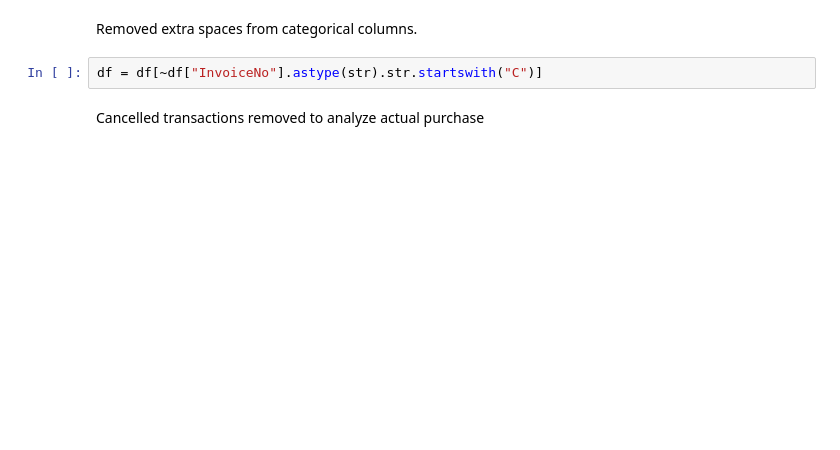
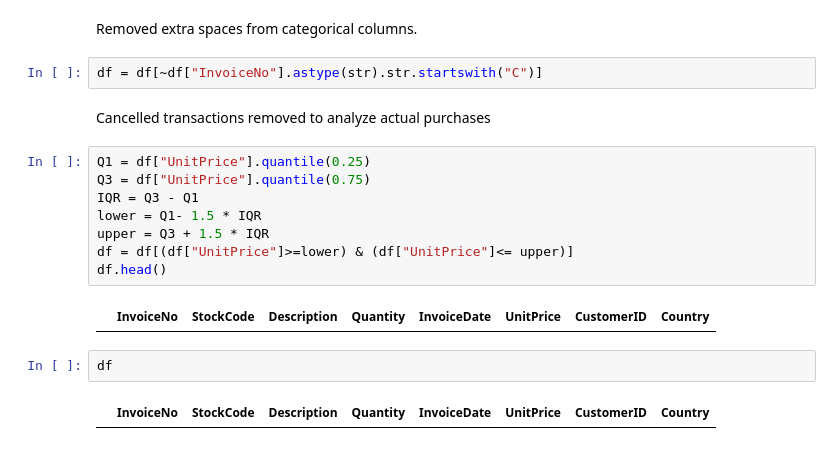
Before and after one commit to mdniyasvp/E-Commerce-EDA, a Jupyter notebook: notebooks/01_data_overview.ipynb, the cells around one changed output. Drawn from its saved outputs; the diff is of its cells as text; blank space fills up the shorter version.

```diff
--- a/notebooks/01_data_overview.ipynb
+++ b/notebooks/01_data_overview.ipynb
@@ -352,4 +342,18 @@ Removed extra spaces from categorical columns.
 # %%
 df = df[~df["InvoiceNo"].astype(str).str.startswith("C")]
 # %% [markdown]
-Cancelled transactions removed to analyze actual purchase
+Cancelled transactions removed to analyze actual purchases
+# %%
+Q1 = df["UnitPrice"].quantile(0.25)
+Q3 = df["UnitPrice"].quantile(0.75)
+IQR = Q3 - Q1
+lower = Q1- 1.5 * IQR
+upper = Q3 + 1.5 * IQR
+df = df[(df["UnitPrice"]>=lower) & (df["UnitPrice"]<= upper)]
+df.head()
+# %% [output]
+|  | InvoiceNo | StockCode | Description | Quantity | InvoiceDate | UnitPrice | CustomerID | Country |
+# %%
+df
+# %% [output]
+|  | InvoiceNo | StockCode | Description | Quantity | InvoiceDate | UnitPrice | CustomerID | Country |
```
Also changed, not shown: parts of 2 cells of this notebook.
